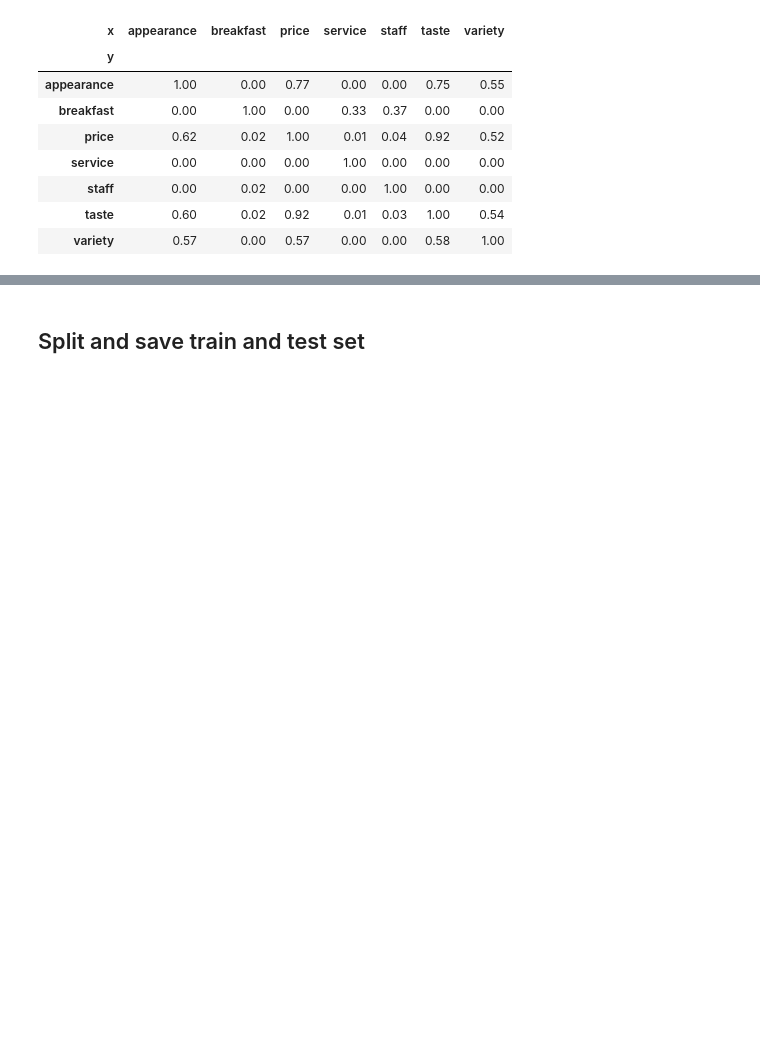
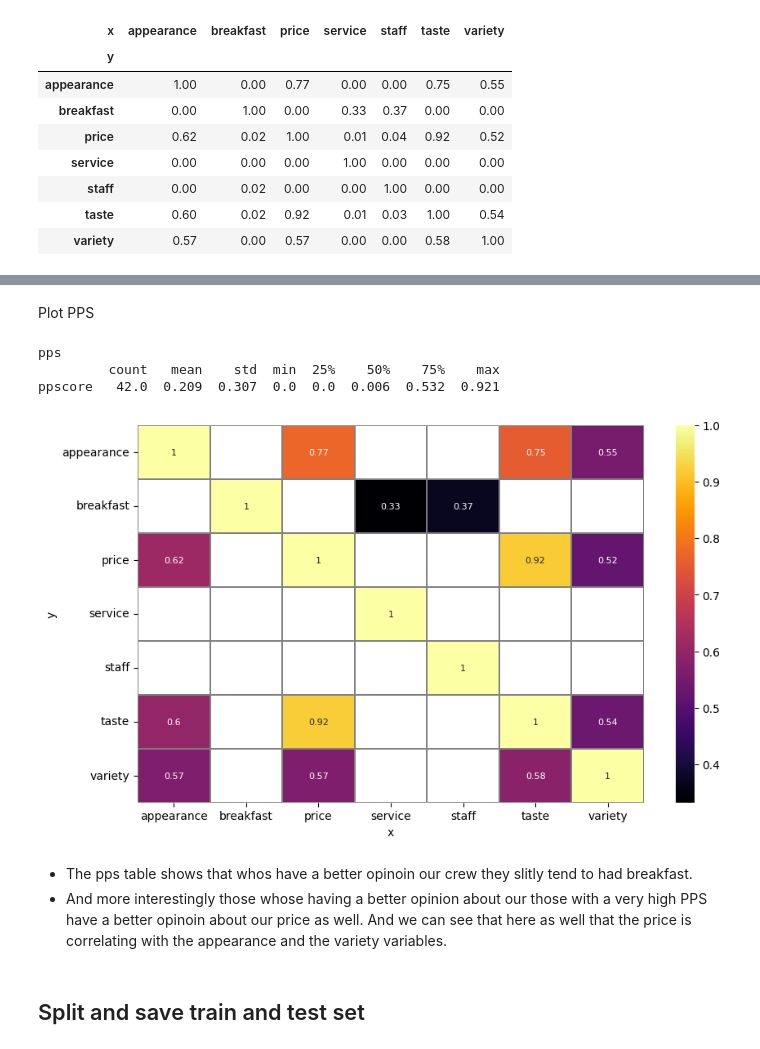
Before and after one commit to ZoltanNyaradi/Guest-Survey-Analysis-to-Improve-Hotel-Breakfast, a Jupyter notebook: jupyter_notebooks/05 - DataCleaning.ipynb, the cells around one changed output, grey strips where cells are left out. Cells and saved outputs as stored; diff of their text form; code cells hidden in the pictures; blank space fills up the shorter version.

```diff
--- a/jupyter_notebooks/05 - DataCleaning.ipynb
+++ b/jupyter_notebooks/05 - DataCleaning.ipynb
@@ -172,3 +158,15 @@ The score ranges from 0 (no predictive power) to 1 (perfect predictive power)
+# %% [markdown]
+Plot PPS
+# %%
+DisplayCorrAndPPS(df=df_survey, corr_type="pps", threshold=0.2, figsize=(10,6))
+# %% [output]
+pps
+         count   mean    std  min  25%    50%    75%    max
+ppscore   42.0  0.209  0.307  0.0  0.0  0.006  0.532  0.921
+[figure, added]
+# %% [markdown]
+- The pps table shows that whos have a better opinoin our crew they slitly tend to had breakfast.
+- And more interestingly those whose having a better opinion about our those with a very high PPS have a better opinoin about our price as well. And we can see that here as well that the price is correlating with the appearance and the variety variables.
 # %% [markdown]
 ## Split and save train and test set
 # %% [markdown]
```
Also changed, not shown: parts of 23 cells of this notebook.
